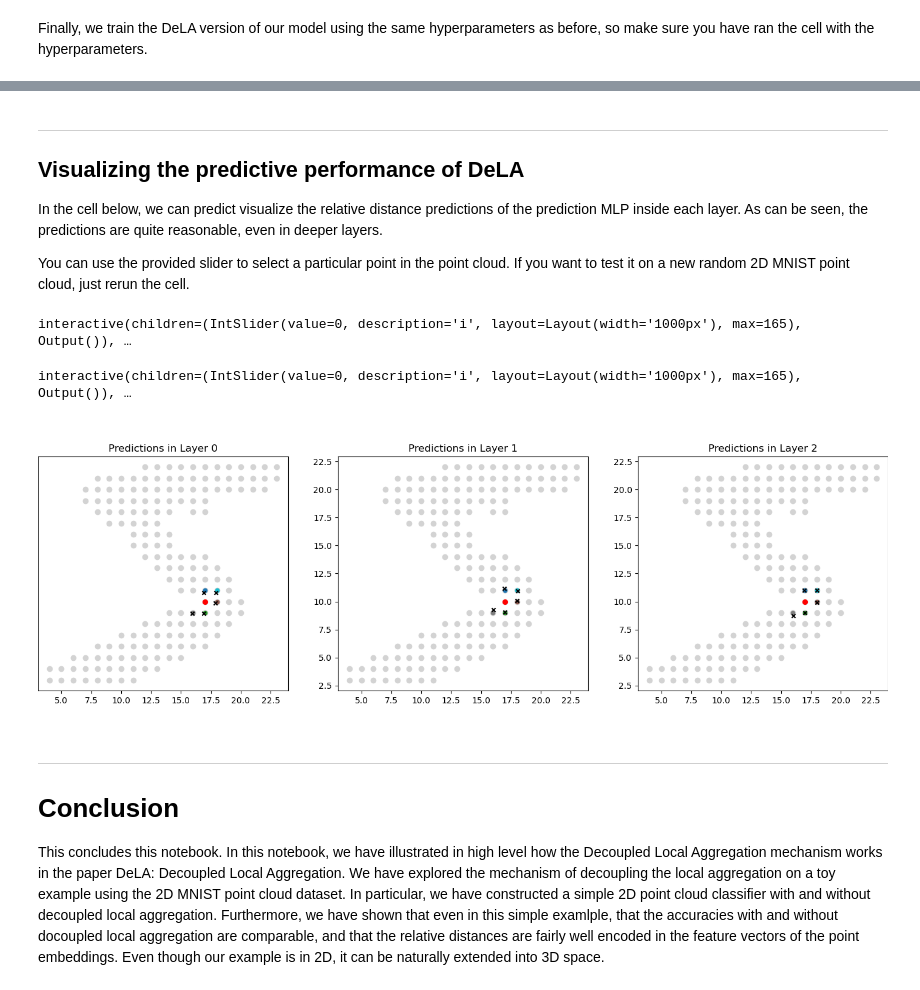
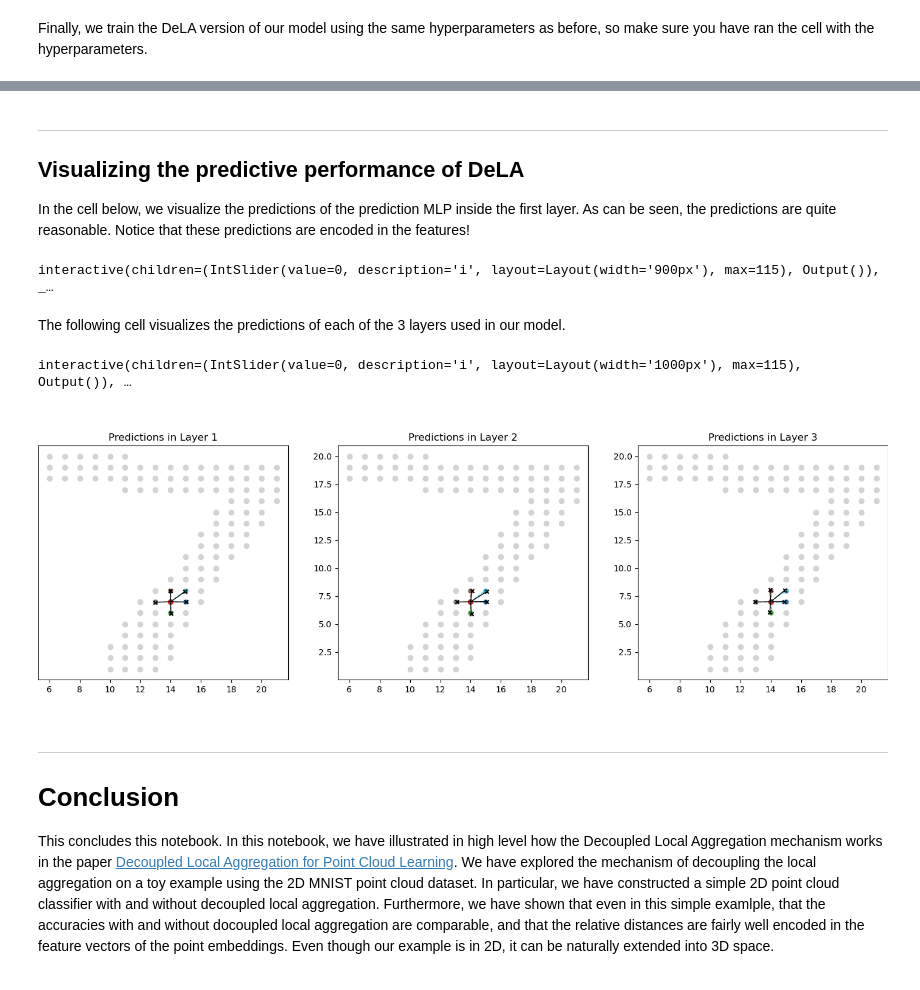
Before and after one commit to maotek/DeLA_Tutorial, a Jupyter notebook: notebook.ipynb, the cells around one changed output, grey strips where cells are left out. Saved outputs shown, nothing was run; the diff lists cells and outputs as text; code cells hidden in the pictures.

```diff
--- a/notebook.ipynb
+++ b/notebook.ipynb
@@ -275,12 +291,12 @@ criterion = nn.CrossEntropyLoss()
 # Train the model
 for epoch in range(epochs):
     normal_model.train()
-    running_loss = 0.0
+    running_loss = 0
     correct = 0
     total = 0
 
     for points, labels in train_loader:
-        batch_loss = 0.0
+        batch_loss = 0
         correct_in_batch = 0
 
         # Iterate over each point cloud in the batch
@@ -402,7 +422,7 @@ class DecoupledLocalAggrLayer(nn.Module):
 
 
 # Sanity check
-x = LocalAggrLayer(2, 6) # A layer with 2D input and output 6D feature vector
+x = DecoupledLocalAggrLayer(2, 6) # A layer with 2D input and output 6D feature vector
 test_pc = torch.tensor([[0., 0.],[0., 1.],[0., 2.],[0., 3.]]) # Our test point cloud
 indices = knn_indices(test_pc, 2) # Calculate the indices of 2 neighbors
 relative_distances = test_pc[indices] - test_pc.unsqueeze(1) # The relative distances of each neighbor
@@ -581,16 +604,15 @@ Test accuracy on DeLA model: 89.69%, took 9.688350200653076 seconds
 # %% [markdown]
 ---
 ## Visualizing the predictive performance of DeLA
-In the cell below, we can predict visualize the relative distance predictions of the prediction MLP inside each layer. As can be seen, the predictions are quite reasonable, even in deeper layers.
-
-You can use the provided slider to select a particular point in the point cloud. If you want to test it on a new random 2D MNIST point cloud, just rerun the cell.
+In the cell below, we visualize the predictions of the prediction MLP inside the first layer. As can be seen, the predictions are quite reasonable. Notice that these predictions are encoded in the features!
 # %%
+%matplotlib widget
 dela_model.eval()
 
-coords, label = train_ds[0]
+coords, label = test_ds[0]
 coords = coords.unsqueeze(0)
 pc = coords[0].to(device) # [N, 2]
-label = labels[0].item()
+label = label[0].item()
 
 
 k = 5
@@ -612,6 +634,7 @@ knn_np = knn.cpu().numpy()
 
 
 def show_pred(i):
+    plt.close('all')
     plt.figure(figsize=(10, 9))
     plt.scatter(pc_np[:, 0], pc_np[:, 1], c='lightgray', label='Point cloud')
     plt.scatter(pc_np[i, 0], pc_np[i, 1], c='red', label='Center point', s=60)
@@ -643,14 +666,17 @@ def show_pred(i):
     plt.show()
 
 
-
-interact(show_pred, i=IntSlider(min=0, max=pc_np.shape[0] - 1, step=1, value=0, layout=Layout(width='1000px')));
+interact(show_pred, i=IntSlider(min=0, max=pc_np.shape[0] - 1, step=1, value=0, layout=Layout(width='900px')));
 # %% [output]
-interactive(children=(IntSlider(value=0, description='i', layout=Layout(width='1000px'), max=165), Output()), …
+interactive(children=(IntSlider(value=0, description='i', layout=Layout(width='900px'), max=115), Output()), _…
+# %% [markdown]
+The following cell visualizes the predictions of each of the 3 layers used in our model.
 # %%
+%matplotlib widget
+
 dela_model.eval()
 
-coords, label = train_ds[0]
+coords, label = test_ds[0]
 coords = coords.unsqueeze(0)
 pc = coords[0].to(device) # [N, 2]
 label = label[0].item()
@@ -673,6 +699,7 @@ pred_coords = center_coords + pred_rel # [N, k, 2]
 pc_np = pc.cpu().numpy()
 knn_np = knn.cpu().numpy()
 pred_coords_1_np = pred_coords.cpu().detach().numpy()
+
 
 
 # Comptute predicted relative distances in layer 2
@@ -715,40 +742,39 @@ data = [pred_coords_1_np, pred_coords_2_np, pred_coords_3_np]
 
 fig, axes = plt.subplots(1, 3, figsize=(14, 5))
 # fig.subplots_adjust(top=0.98, bottom=0.02)
 fig.subplots_adjust(left=0, right=1)
 
 
 def show_pred(i):
-
     for idx, ax in enumerate(axes):
         ax.clear()
         # plt.figure(figsize=(10, 9))
         ax.scatter(pc_np[:, 0], pc_np[:, 1], c='lightgray', label='Point cloud')
         ax.scatter(pc_np[i, 0], pc_np[i, 1], c='red', label='Center point', s=30)
 
         colors = cm.tab10(np.linspace(0, 1, k))[:, :3]
         darker_colors = colors * 0
 
         for j in range(k):
             neighbor_idx = knn_np[i, j]
             true_neighbor = pc_np[neighbor_idx]
             predicted_neighbor = data[idx][i, j]
 
             ax.scatter(true_neighbor[0], true_neighbor[1], color=colors[j], label=f'True neighbor {j+1}', s=20)
             ax.scatter(predicted_neighbor[0], predicted_neighbor[1], color=darker_colors[j], marker='x', s=20, label=f'Predicted neighbor {j+1}')
 
             # Plot lines
-            # ax.plot([pc_np[i, 0], true_neighbor[0]], [pc_np[i, 1], true_neighbor[1]], color=colors[j], linestyle='--', linewidth=1)
-            # ax.plot([pc_np[i, 0], predicted_neighbor[0]], [pc_np[i, 1], predicted_neighbor[1]], color=darker_colors[j], linestyle='-', linewidth=1)
+            ax.plot([pc_np[i, 0], true_neighbor[0]], [pc_np[i, 1], true_neighbor[1]], color=colors[j], linestyle='--', linewidth=1)
+            ax.plot([pc_np[i, 0], predicted_neighbor[0]], [pc_np[i, 1], predicted_neighbor[1]], color=darker_colors[j], linestyle='-', linewidth=1)
 
-        ax.set_title(f"Predictions in Layer {idx}")
+        ax.set_title(f"Predictions in Layer {idx+1}")
 
 
 interact(show_pred, i=IntSlider(min=0, max=pc_np.shape[0] - 1, step=1, value=0, layout=Layout(width='1000px')));
 # %% [output]
-interactive(children=(IntSlider(value=0, description='i', layout=Layout(width='1000px'), max=165), Output()), …
+interactive(children=(IntSlider(value=0, description='i', layout=Layout(width='1000px'), max=115), Output()), …
-[figure, old version]
+[figure, new version]
 # %% [markdown]
 ---
 # Conclusion
-This concludes this notebook. In this notebook, we have illustrated in high level how the Decoupled Local Aggregation mechanism works in the paper DeLA: Decoupled Local Aggregation. We have explored the mechanism of decoupling the local aggregation on a toy example using the 2D MNIST point cloud dataset. In particular, we have constructed a simple 2D point cloud classifier with and without decoupled local aggregation. Furthermore, we have shown that even in this simple examlple, that the accuracies with and without docoupled local aggregation are comparable, and that the relative distances are fairly well encoded in the feature vectors of the point embeddings. Even though our example is in 2D, it can be naturally extended into 3D space.
+This concludes this notebook. In this notebook, we have illustrated in high level how the Decoupled Local Aggregation mechanism works in the paper [Decoupled Local Aggregation for Point Cloud Learning](https://arxiv.org/abs/2308.16532). We have explored the mechanism of decoupling the local aggregation on a toy example using the 2D MNIST point cloud dataset. In particular, we have constructed a simple 2D point cloud classifier with and without decoupled local aggregation. Furthermore, we have shown that even in this simple examlple, that the accuracies with and without docoupled local aggregation are comparable, and that the relative distances are fairly well encoded in the feature vectors of the point embeddings. Even though our example is in 2D, it can be naturally extended into 3D space.
```
Also changed, not shown: parts of 18 cells of this notebook, 3 other files.
